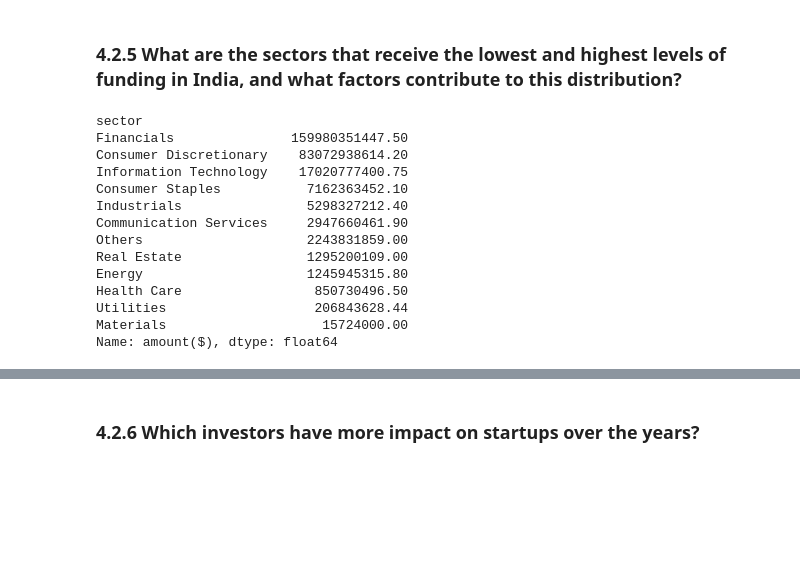
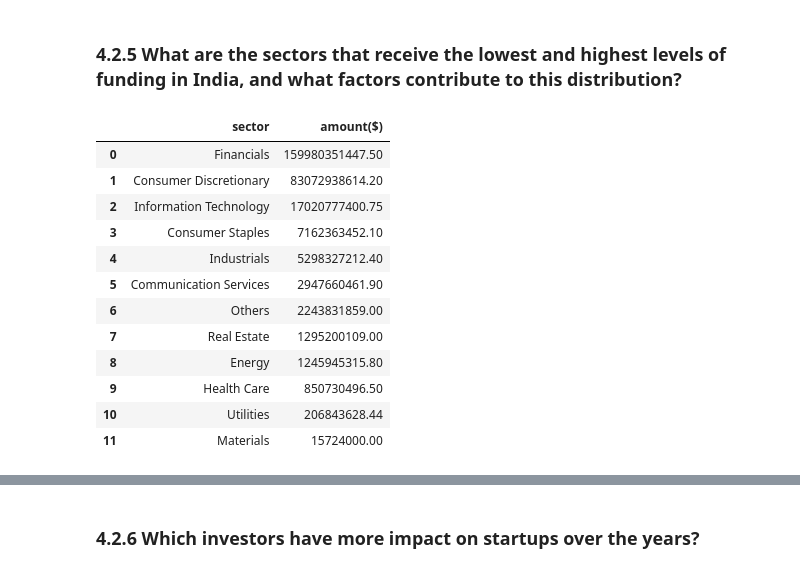
Before and after one commit to D0nG4667/indian_start_up_funding_analysis, a Jupyter notebook: indian_start_up_funding_analysis.ipynb, the cells around one changed output, grey strips where cells are left out. Cells and saved outputs as stored; diff of their text form; code cells hidden in the pictures; blank space fills up the shorter version.

```diff
--- a/indian_start_up_funding_analysis.ipynb
+++ b/indian_start_up_funding_analysis.ipynb
@@ -2668,8 +2666,11 @@ Therefore, successful startups tend to secure higher levels of investment with g
 # %% [markdown]
 ### 4.2.5 What are the sectors that receive the lowest and highest levels of funding in India, and what factors contribute to this distribution?
 # %%
+# Get the plot data
+sector_funding = final_dataset.groupby('sector')['amount($)'].sum().sort_values(ascending=False).reset_index()
+
 # Create bar plot
-fig = px.bar(final_dataset, x='sector', y='amount($)')
+fig = px.bar(sector_funding, x='sector', y='amount($)')
 
 # Customize layout
 fig.update_layout(title='Funding Levels Across Sectors in India',
@@ -2683,23 +2684,22 @@ fig.update_xaxes(categoryorder='total descending')
 
 # Show plot
 fig.show()
-# %%
-final_dataset.groupby('sector')['amount($)'].sum().sort_values(ascending=False)
-# %% [output]
-sector
-Financials               159980351447.50
-Consumer Discretionary    83072938614.20
-Information Technology    17020777400.75
-Consumer Staples           7162363452.10
-Industrials                5298327212.40
-Communication Services     2947660461.90
-Others                     2243831859.00
-Real Estate                1295200109.00
-Energy                     1245945315.80
-Health Care                 850730496.50
-Utilities                   206843628.44
-Materials                    15724000.00
-Name: amount($), dtype: float64
+# %%
+sector_funding
+# %% [output]
+|  | sector | amount($) |
+| 0 | Financials | 159980351447.50 |
+| 1 | Consumer Discretionary | 83072938614.20 |
+| 2 | Information Technology | 17020777400.75 |
+| 3 | Consumer Staples | 7162363452.10 |
+| 4 | Industrials | 5298327212.40 |
+| 5 | Communication Services | 2947660461.90 |
+| 6 | Others | 2243831859.00 |
+| 7 | Real Estate | 1295200109.00 |
+| 8 | Energy | 1245945315.80 |
+| 9 | Health Care | 850730496.50 |
+| 10 | Utilities | 206843628.44 |
+| 11 | Materials | 15724000.00 |
 # %% [markdown]
 #### 4.2.5 Findings (Continued)
 
```
Also changed, not shown: parts of 19 cells of this notebook.
